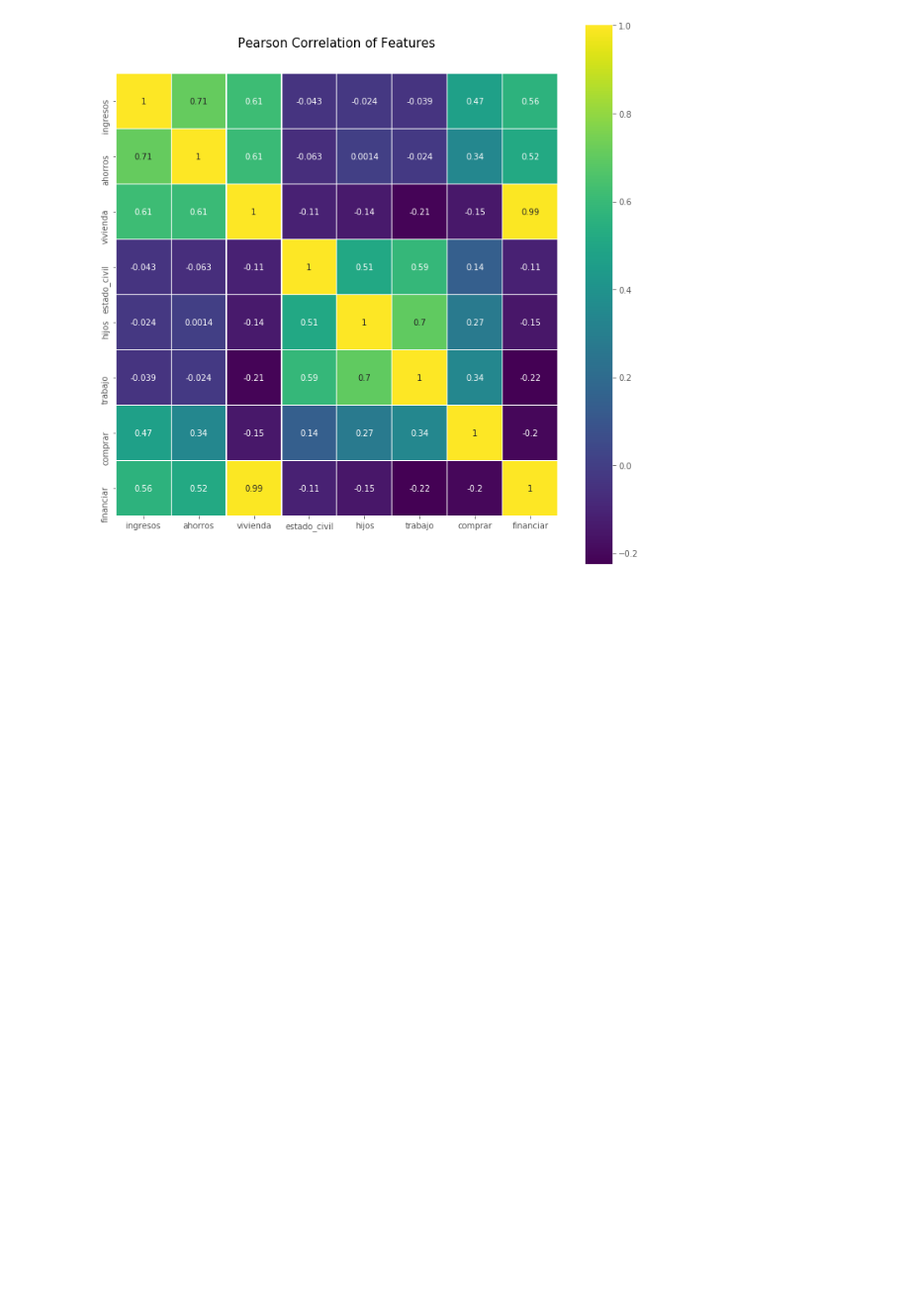
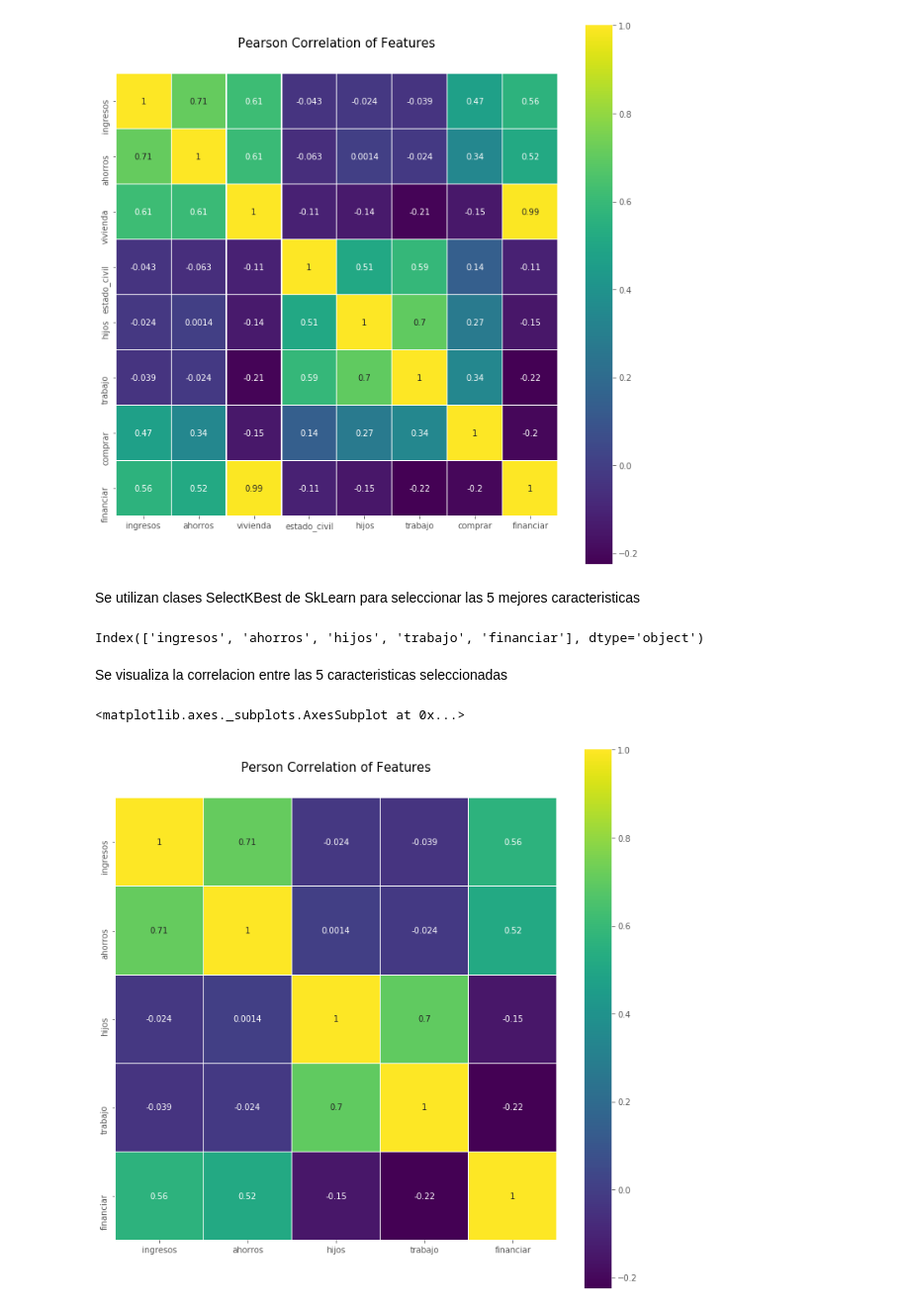
Before and after one commit to Karina984/IA-CLASE-M5, a Jupyter notebook: PracticaBayes.ipynb, the cells around one changed output. Shown: that part at 99% size. Drawn from its saved outputs; the diff is of its cells as text; code cells hidden in the pictures; blank space fills up the shorter version.

```diff
--- a/PracticaBayes.ipynb
+++ b/PracticaBayes.ipynb
@@ -91,3 +91,28 @@ sb.heatmap(reduced.astype(float).corr(), linewidth=0.1, vmax=1.0, square=True, c
 # %% [output]
 <matplotlib.axes._subplots.AxesSubplot at 0x...>
 [figure]
+# %% [markdown]
+Se utilizan clases SelectKBest de SkLearn para seleccionar las 5 mejores caracteristicas
+# %%
+x = dataframe.drop(['comprar'], axis=1)
+y = dataframe['comprar']
+
+best = SelectKBest(k=5)
+x_new = best.fit_transform(x,y)
+x_new.shape
+selected = best.get_support(indices=True)
+print(x.columns[selected])
+# %% [output]
+Index(['ingresos', 'ahorros', 'hijos', 'trabajo', 'financiar'], dtype='object')
+# %% [markdown]
+Se visualiza la correlacion entre las 5 caracteristicas seleccionadas
+# %%
+used_features = x.columns[selected]
+
+colormap = plt.cm.viridis
+plt.figure(figsize=(12,12))
+plt.title('Person Correlation of Features', y=1.05, size=15)
+sb.heatmap(dataframe[used_features].astype(float).corr(), linewidths=0.1, vmax=1.0, square=True, cmap=colormap, linecolor='white', annot=True)
+# %% [output]
+<matplotlib.axes._subplots.AxesSubplot at 0x...>
+[figure, added]
```
Also changed, not shown: parts of 15 cells of this notebook.
